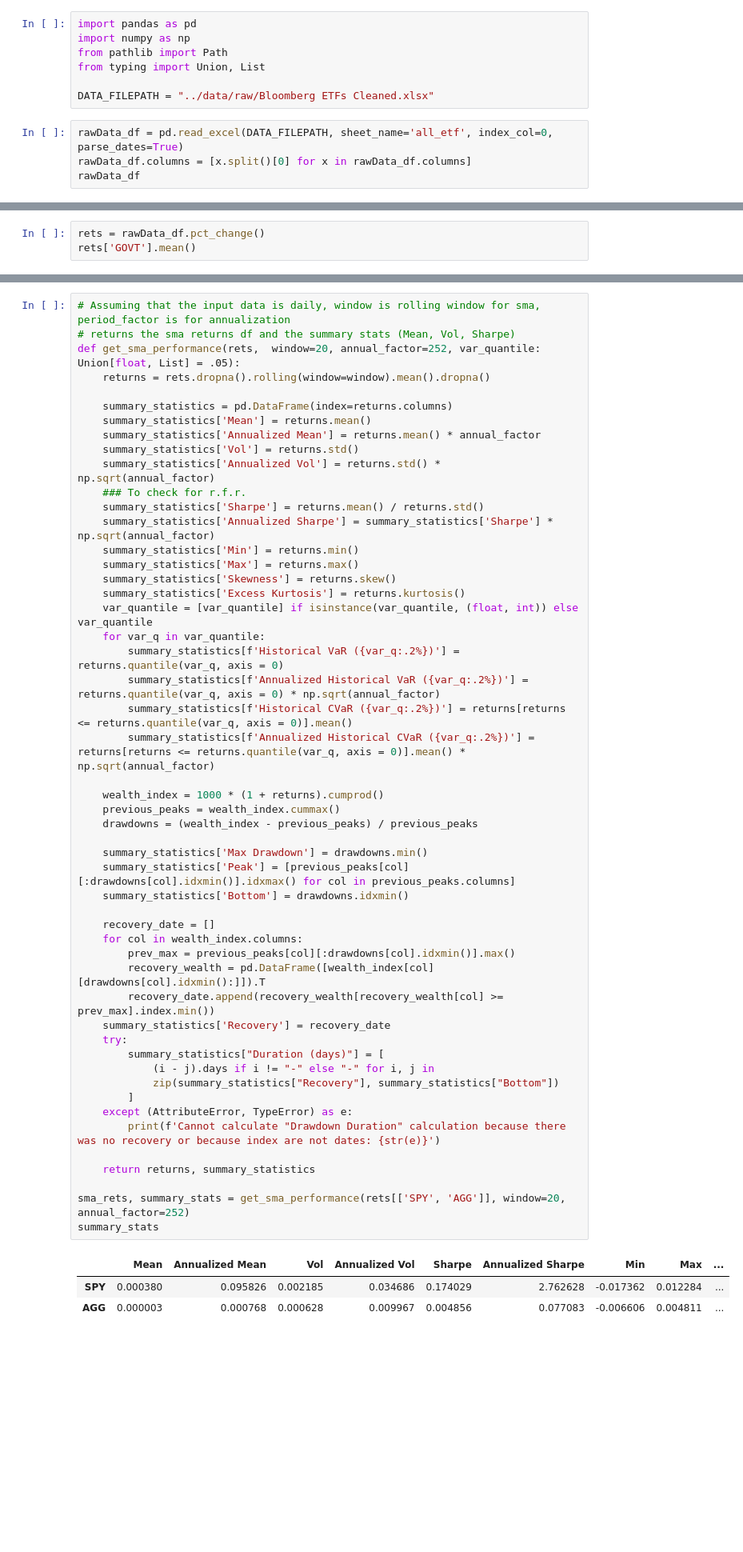
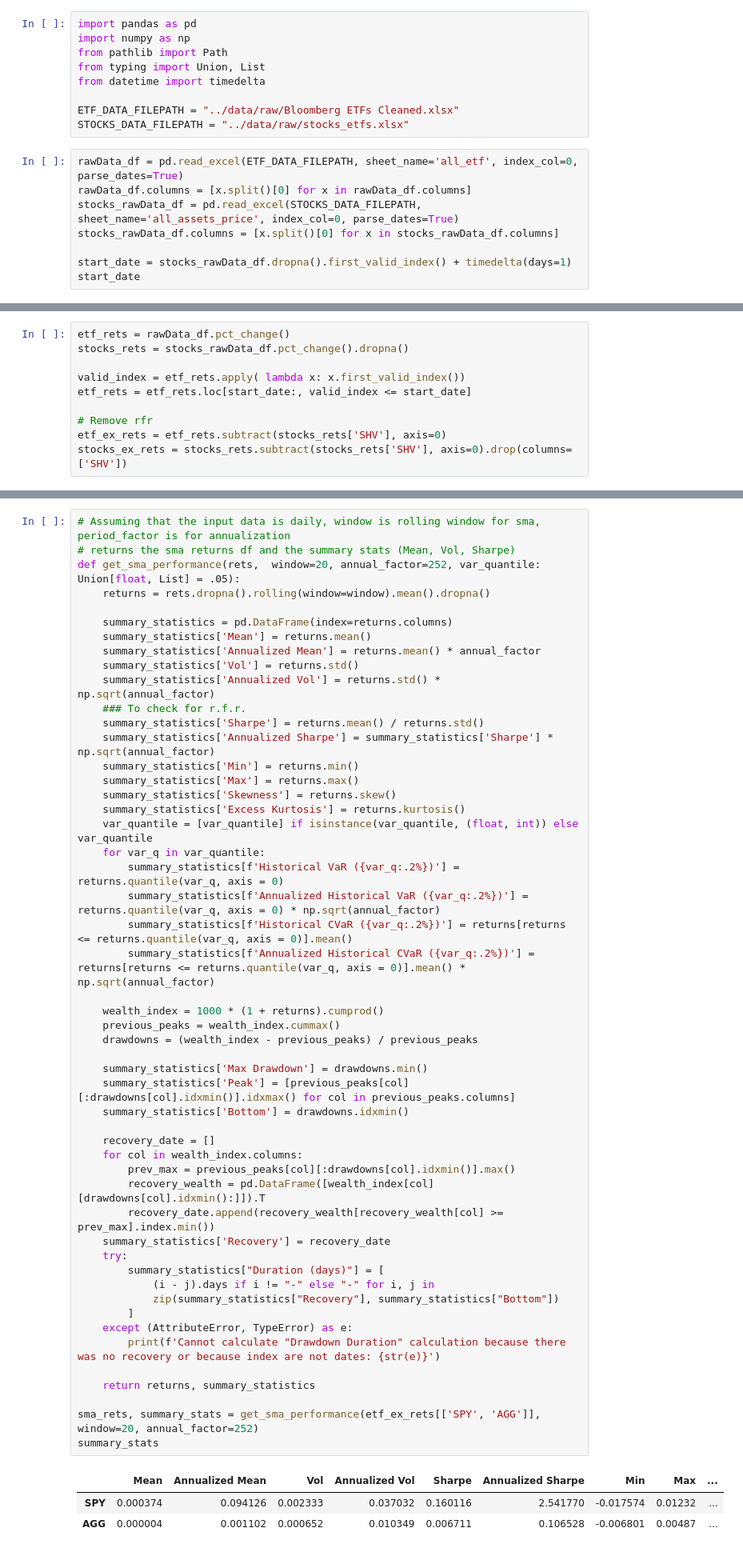
Before and after one commit to MarkAngeloMP/Low-Tide-Capital-Management, a Jupyter notebook: notebooks/w1_data_exploration.ipynb, the cells around one changed output, grey strips where cells are left out. Shown: that part at 80% size. Saved outputs shown, nothing was run; the diff lists cells and outputs as text; blank space fills up the shorter version.

```diff
--- a/notebooks/w1_data_exploration.ipynb
+++ b/notebooks/w1_data_exploration.ipynb
@@ -3,10 +3,16 @@ import pandas as pd
 import numpy as np
 from pathlib import Path
 from typing import Union, List
+from datetime import timedelta
 
-DATA_FILEPATH = "../data/raw/Bloomberg ETFs Cleaned.xlsx"
+ETF_DATA_FILEPATH = "../data/raw/Bloomberg ETFs Cleaned.xlsx"
+STOCKS_DATA_FILEPATH = "../data/raw/stocks_etfs.xlsx"
 # %%
-rawData_df = pd.read_excel(DATA_FILEPATH, sheet_name='all_etf', index_col=0, parse_dates=True)
+rawData_df = pd.read_excel(ETF_DATA_FILEPATH, sheet_name='all_etf', index_col=0, parse_dates=True)
 rawData_df.columns = [x.split()[0] for x in rawData_df.columns]
-rawData_df
+stocks_rawData_df = pd.read_excel(STOCKS_DATA_FILEPATH, sheet_name='all_assets_price', index_col=0, parse_dates=True)
+stocks_rawData_df.columns = [x.split()[0] for x in stocks_rawData_df.columns]
+
+start_date = stocks_rawData_df.dropna().first_valid_index() + timedelta(days=1)
+start_date
 # %% [output]
@@ -29,6 +22,3 @@ rawData_df['GOVT'].dropna().plot(title='GOVT Price Time Series')
 # %% [output]
 <Axes: title={'center': 'GOVT Price Time Series'}, xlabel='Date'>
 [figure]
-# %%
-rets = rawData_df.pct_change()
-rets['GOVT'].mean()
@@ -37,3 +25,13 @@ np.float64(-1.8458214426818442e-05)
+# %%
+etf_rets = rawData_df.pct_change()
+stocks_rets = stocks_rawData_df.pct_change().dropna()
+
+valid_index = etf_rets.apply( lambda x: x.first_valid_index())
+etf_rets = etf_rets.loc[start_date:, valid_index <= start_date]
+
+# Remove rfr
+etf_ex_rets = etf_rets.subtract(stocks_rets['SHV'], axis=0)
+stocks_ex_rets = stocks_rets.subtract(stocks_rets['SHV'], axis=0).drop(columns=['SHV'])
 # %%
 # do sma (periods)
 # Run on our raw data
@@ -69,36 +67,36 @@ def get_sma_performance(rets,  window=20, annual_factor=252, var_quantile: Union
         summary_statistics[f'Historical CVaR ({var_q:.2%})'] = returns[returns <= returns.quantile(var_q, axis = 0)].mean()
         summary_statistics[f'Annualized Historical CVaR ({var_q:.2%})'] = returns[returns <= returns.quantile(var_q, axis = 0)].mean() * np.sqrt(annual_factor)
 
     wealth_index = 1000 * (1 + returns).cumprod()
     previous_peaks = wealth_index.cummax()
     drawdowns = (wealth_index - previous_peaks) / previous_peaks
 
     summary_statistics['Max Drawdown'] = drawdowns.min()
     summary_statistics['Peak'] = [previous_peaks[col][:drawdowns[col].idxmin()].idxmax() for col in previous_peaks.columns]
     summary_statistics['Bottom'] = drawdowns.idxmin()
 
     recovery_date = []
     for col in wealth_index.columns:
         prev_max = previous_peaks[col][:drawdowns[col].idxmin()].max()
         recovery_wealth = pd.DataFrame([wealth_index[col][drawdowns[col].idxmin():]]).T
         recovery_date.append(recovery_wealth[recovery_wealth[col] >= prev_max].index.min())
     summary_statistics['Recovery'] = recovery_date
     try:
         summary_statistics["Duration (days)"] = [
             (i - j).days if i != "-" else "-" for i, j in
             zip(summary_statistics["Recovery"], summary_statistics["Bottom"])
         ]
     except (AttributeError, TypeError) as e:
         print(f'Cannot calculate "Drawdown Duration" calculation because there was no recovery or because index are not dates: {str(e)}')
 
     return returns, summary_statistics
 
-sma_rets, summary_stats = get_sma_performance(rets[['SPY', 'AGG']], window=20, annual_factor=252)
+sma_rets, summary_stats = get_sma_performance(etf_ex_rets[['SPY', 'AGG']], window=20, annual_factor=252)
 summary_stats
 # %% [output]
 |  | Mean | Annualized Mean | Vol | Annualized Vol | Sharpe | Annualized Sharpe | Min | Max | ... |
-| SPY | 0.000380 | 0.095826 | 0.002185 | 0.034686 | 0.174029 | 2.762628 | -0.017362 | 0.012284 | ... |
-| AGG | 0.000003 | 0.000768 | 0.000628 | 0.009967 | 0.004856 | 0.077083 | -0.006606 | 0.004811 | ... |
+| SPY | 0.000374 | 0.094126 | 0.002333 | 0.037032 | 0.160116 | 2.541770 | -0.017574 | 0.01232 | ... |
+| AGG | 0.000004 | 0.001102 | 0.000652 | 0.010349 | 0.006711 | 0.106528 | -0.006801 | 0.00487 | ... |
 # %% [markdown]
 <font color='red'>
 
```
Also changed, not shown: parts of 9 cells of this notebook.
